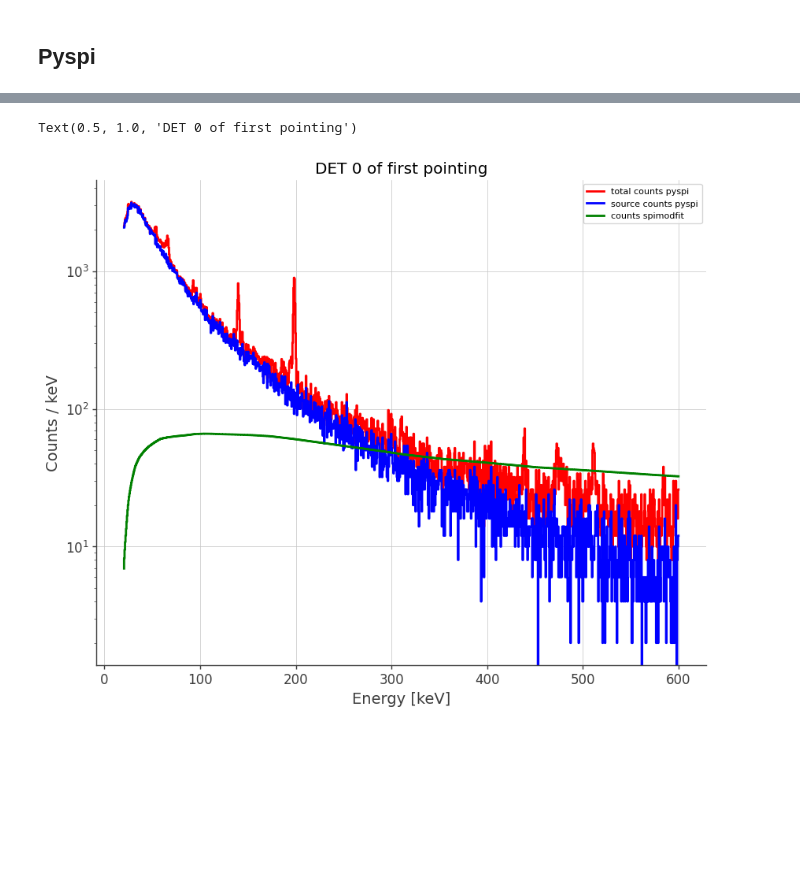
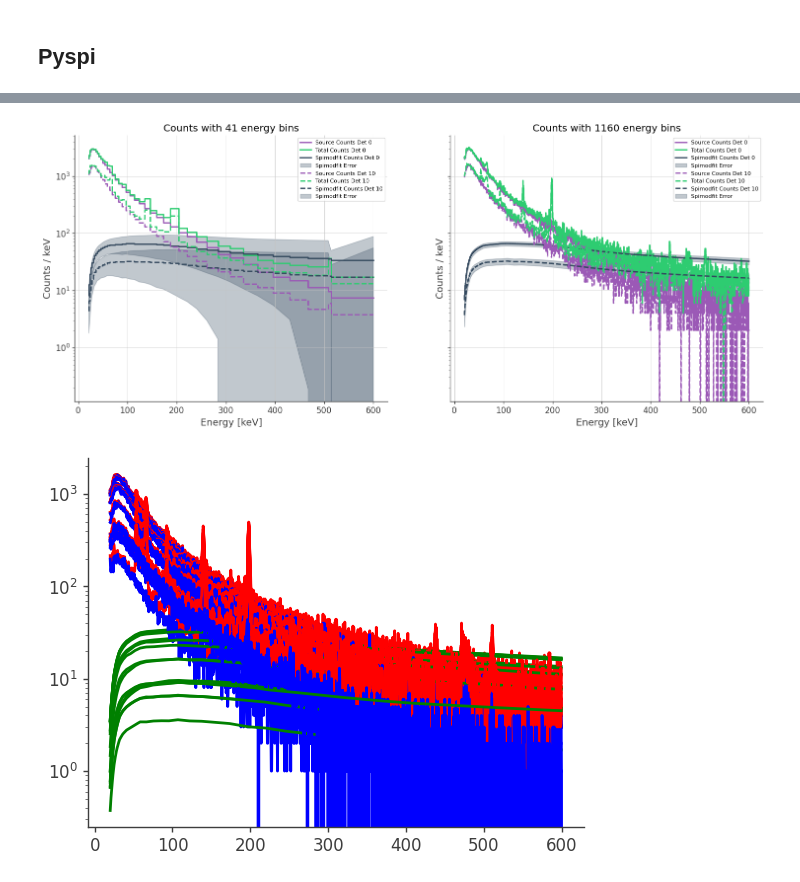
Before and after one commit to timmguthle/INTEGRAL-SPI, a Jupyter notebook: main_files/sim_source_real_bkg/compare_expected_counts.ipynb, the cells around one changed output, grey strips where cells are left out. Cells and saved outputs as stored; diff of their text form; code cells hidden in the pictures; blank space fills up the shorter version.

Commit message:
more about smaller bins and convsky

```diff
--- a/main_files/sim_source_real_bkg/compare_expected_counts.ipynb
+++ b/main_files/sim_source_real_bkg/compare_expected_counts.ipynb
@@ -174,0 +155,3 @@ Using the irfs that are valid between 04/07/17 08:20:06 and 09/02/19 09:59:57 (Y
+# %%
+res_41 = create_counts(orig_data_path_41)
+res_1160 = create_counts(orig_data_path_1160)
@@ -225,0 +168,20 @@ array([13, 13, 13, 13, 13, 13, 13, 13, 13, 13, 13, 13, 13, 13, 13, 13, 13,
+# %%
+fig, ax = plt.subplots(1, 2, figsize=(18, 7), sharey=True)
+
+for i, res, spimodfit_c in zip((0,1), (res_41, res_1160), (spimodfit_counts_41, spimodfit_counts_1160)):
+    source_counts, total_counts, np_source_counts, energy_bins, time_elapsed, resp_mat = res
+    bin_widths = energy_bins[1:] - energy_bins[:-1]
+    index = 0
+    for index, line in zip([0, 10], ("solid", "dashed")):
+        ax[i].step(energy_bins[1:], source_counts[index] / bin_widths, where='pre', label=f'Source Counts Det {index}', linestyle=line)
+        ax[i].step(energy_bins[1:], total_counts[index] / bin_widths, where='pre', label=f'Total Counts Det {index}', linestyle=line)
+        ax[i].step(energy_bins[1:], spimodfit_c[index] / bin_widths, where='pre', label=f'Spimodfit Counts Det {index}', linestyle=line)
+        ax[i].set_title(f"Counts with {len(energy_bins)-1} energy bins")
+    ax[i].set_yscale('log')
+    ax[i].grid()
+
+    ax[i].set_xlabel("Energy [keV]")
+    ax[i].set_ylabel("Counts / keV")
+    ax[i].legend()
+
+# fig.savefig("Counts_comparison.pdf")
@@ -226,20 +190,45 @@ array([13, 13, 13, 13, 13, 13, 13, 13, 13, 13, 13, 13, 13, 13, 13, 13, 13,
+# %%
+# with errorbars
+fig, ax = plt.subplots(1, 2, figsize=(18, 7), sharey=True)
+
+for i, res, spimodfit_c, spimodfit_err in zip((0,1), (res_41, res_1160), (spimodfit_counts_41, spimodfit_counts_1160), (err_41, err_1160)):
+    source_counts, total_counts, np_source_counts, energy_bins, time_elapsed, resp_mat = res
+    bin_widths = energy_bins[1:] - energy_bins[:-1]
+    index = 0
+    for index, line, show_err in zip([0, 10], ("solid", "dashed"), (True, True)):
+        ax[i].step(energy_bins[1:], source_counts[index] / bin_widths, where='pre', label=f'Source Counts Det {index}', linestyle=line, color="C0")
+        ax[i].step(energy_bins[1:], total_counts[index] / bin_widths, where='pre', label=f'Total Counts Det {index}', linestyle=line, color="C1")
+        ax[i].step(energy_bins[1:], spimodfit_c[index] / bin_widths, where='pre', label=f'Spimodfit Counts Det {index}', linestyle=line, color="C2")
+         # Fill the area between the spimodfit counts minus the error and the spimodfit counts plus the error
+        if show_err:
+            ax[i].fill_between(
+                energy_bins[1:],
+                (spimodfit_c[index] / bin_widths) - spimodfit_err[index],
+                (spimodfit_c[index] / bin_widths) + spimodfit_err[index],
+                alpha=0.3, label="Spimodfit Error", color="C2"
+            )
+        ax[i].set_title(f"Counts with {len(energy_bins)-1} energy bins")
+    ax[i].set_yscale('log')
+    ax[i].grid()
+
+    ax[i].set_xlabel("Energy [keV]")
+    ax[i].set_ylabel("Counts / keV")
+    ax[i].legend()
+
+fig.savefig("Counts_comparison_with_err.pdf")
+# %% [output]
+[figure, added]
 # %%
-index = 0
+# difference between detectors of a single pointing
 
-plt.figure(figsize=(10, 8))
-plt.step(energy_bins[1:], total_counts[index] / bin_widths, label='total counts pyspi', c='r', where='pre')
-plt.step(energy_bins[1:], source_counts[index] / bin_widths, label='source counts pyspi', c='b', where='pre')
-plt.step(energy_bins[1:], spimodfit_counts[index] / bin_widths, c="g", label='counts spimodfit', where='pre')
-#plt.plot(np_source_counts[index], label='source counts pyspi no poisson')
-plt.yscale('log')
-plt.grid()
-plt.legend()
-plt.xlabel('Energy [keV]')
-plt.ylabel('Counts / keV')
-plt.title("DET 0 of first pointing")
+for index in range(0,19):
 
-#plt.savefig("counts_comparison_small_bins.png")
+    plt.plot(energy_bins[:-1], total_counts[index], label='total counts pyspi', c='r')
+    plt.plot(energy_bins[:-1], source_counts[index], label='source counts pyspi', c='b')
+    plt.plot(energy_bins[:-1], spimodfit_counts_1160[index], c="g", label='source counts spimodfit')
+    #plt.plot(np_source_counts[index], label='source counts pyspi no poisson')
+    plt.yscale('log')
+    #plt.legend()
 # %% [output]
-Text(0.5, 1.0, 'DET 0 of first pointing')
-[figure, old version]
+[figure, new version]
 # %%
```
Also changed, not shown: parts of 18 cells of this notebook, 37 other files.
